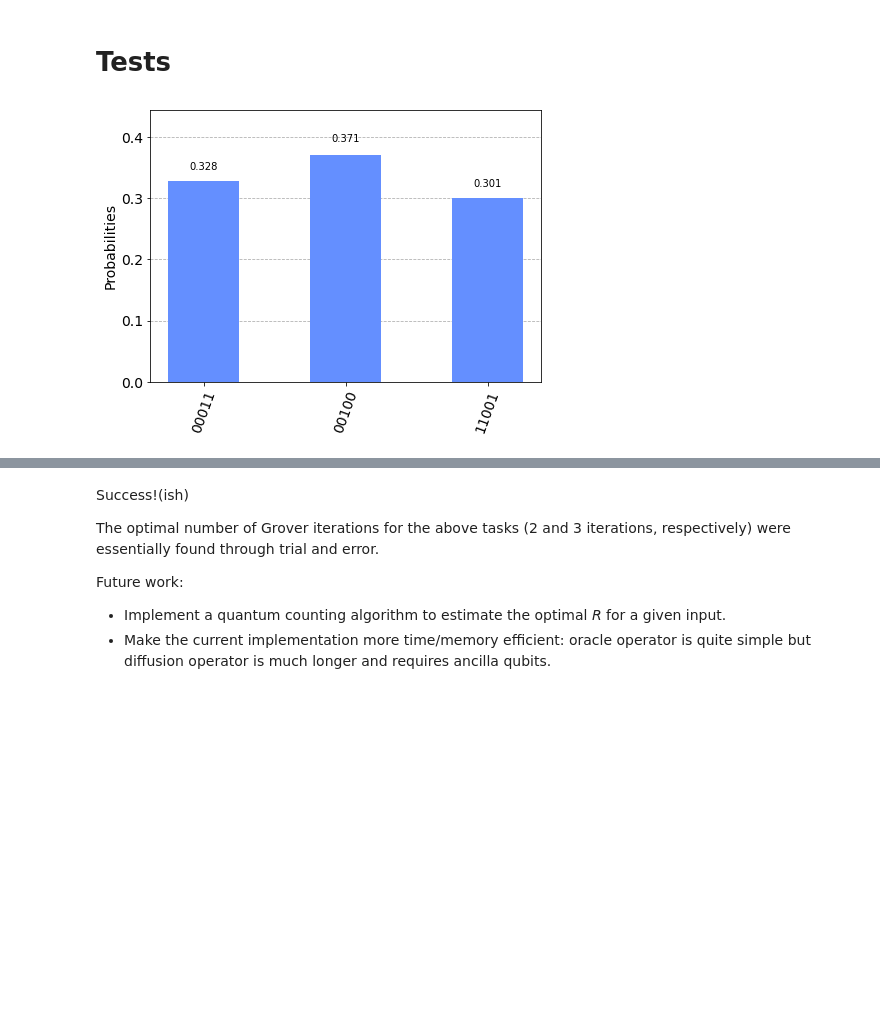
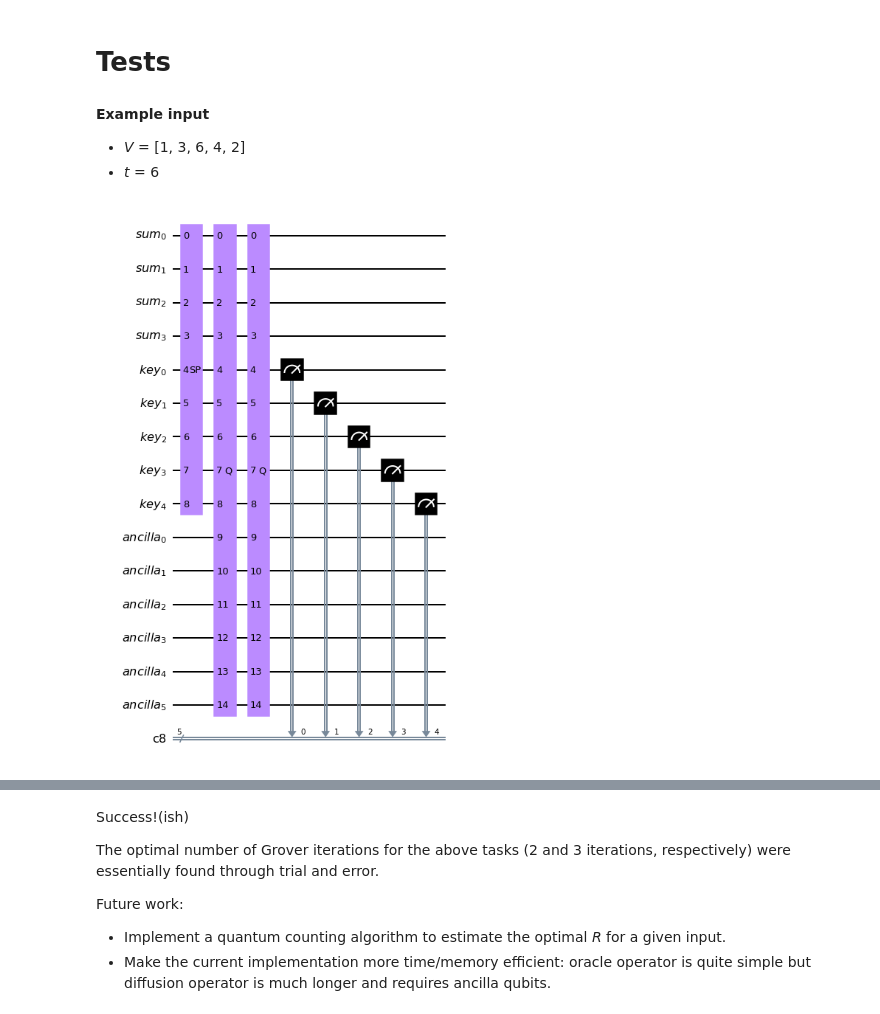
Before and after one commit to callumcanavan/qc-subset-sums, a Jupyter notebook: Task 1.ipynb, the cells around one changed output, grey strips where cells are left out. Cells and saved outputs as stored; diff of their text form; code cells hidden in the pictures; blank space fills up the shorter version.

```diff
--- a/Task 1.ipynb
+++ b/Task 1.ipynb
@@ -73,9 +73,11 @@ def initialize_circuit(n_value_qubits,
                        name=None):
     """Create new circuit with specified register sizes"""
     ns = [n_value_qubits, n_keys]
+    names = ['sum', 'key']
     if n_ancillas:
         ns.append(n_ancillas)
-    regs = [QuantumRegister(n) for n in ns]
+        names.append('ancilla')
+    regs = [QuantumRegister(n, name=name) for n, name in zip(ns, names)]
     if n_classical:
         regs.append(ClassicalRegister(n_classical))
     return QuantumCircuit(*regs, name=name), *regs
@@ -171,16 +173,18 @@ def subset_sum_circuit(values, target, iterations=None):
 # Tests
 # %%
 simulator = Aer.get_backend('qasm_simulator')
+# %% [markdown]
+**Example input**
+
+- *V* = [1, 3, 6, 4, 2]
+- *t* = 6
 # %%
-# Test input
+# Build and draw
 vs = np.array([1, 3, 6, 4, 2])
 targ = 6
 iterations = 2
 
 qc = subset_sum_circuit(vs, targ, iterations=iterations)
-qc = transpile(qc, simulator)
-result = simulator.run(qc).result()
-counts = result.get_counts(qc)
-plot_histogram(counts)
+qc.draw(output='mpl')
 # %% [output]
-[figure, old version]
+[figure, new version]
```
Also changed, not shown: parts of 6 cells of this notebook.
